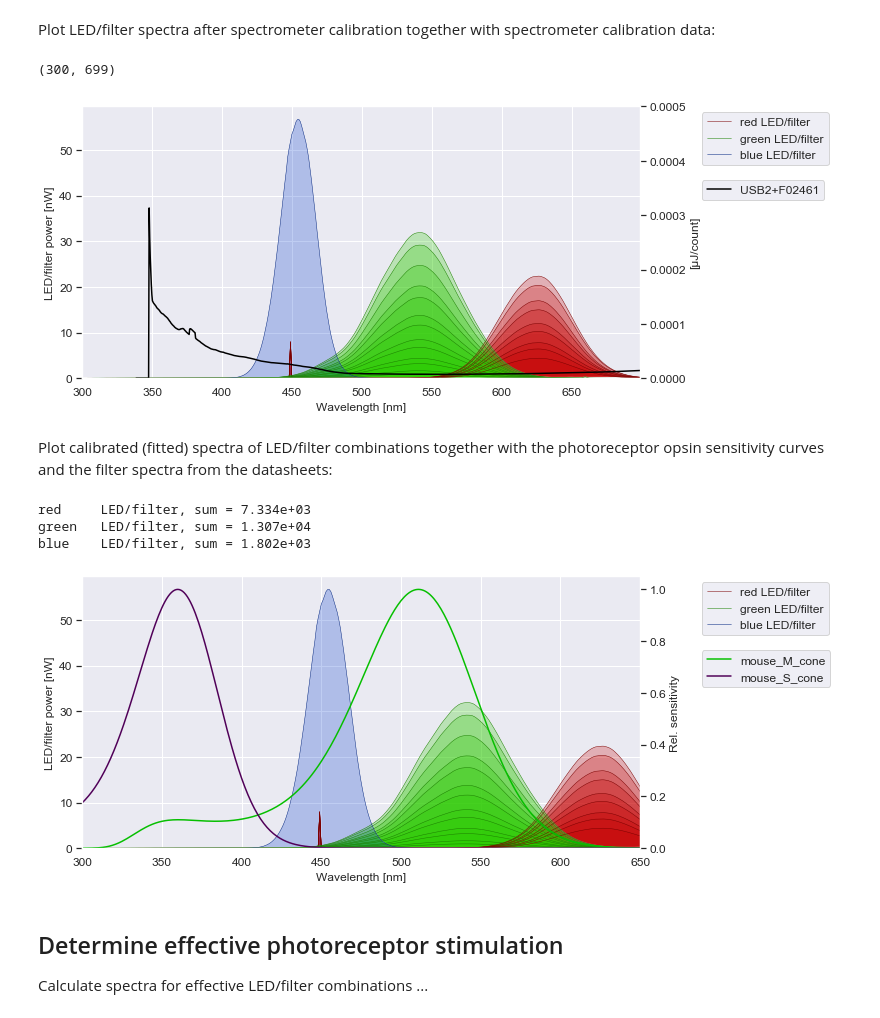
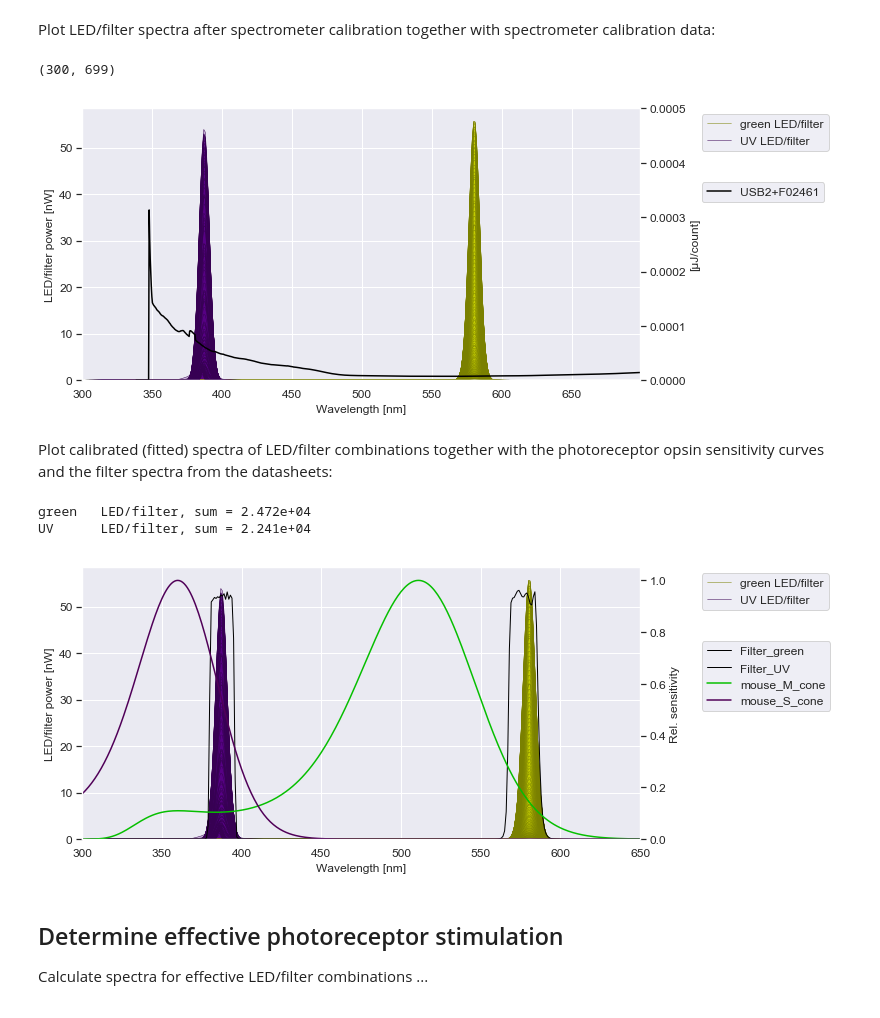
Before and after one commit to eulerlab/open-visual-stimulator, a Jupyter notebook: calibration_mouse/stimulator_calibration.ipynb, the cells around one changed output. Saved outputs shown, nothing was run; the diff lists cells and outputs as text; code cells hidden in the pictures.

```diff
--- a/calibration_mouse/stimulator_calibration.ipynb
+++ b/calibration_mouse/stimulator_calibration.ipynb
@@ -171,3 +168,5 @@ Filter_Green        = np.loadtxt(path_Filters +Filter_UVGreen_name +".txt", usec
+# %%
+lightSourceType = 0 # 0=LEDs 1=TFT screen
 # %% [markdown]
 Organise the LED/filter combinations and spectra as a list of dictionary, with:
 *   `name`: name of LED/filter combinations, used later for plots etc.
@@ -304,12 +300,4 @@ spm_fileName     = path_SpectCalibData +"USB2+F02461_20171108_CC.Irradcal"
 spm_serialNumber = "USB2+F02461"
 
 (spm_calib_values,
- spm_calib_wavelengths) = spm.load_calibration_curves(spm.DevType.OO_USB2000,
-                                                      spm_fileName, spm_serialNumber)
-"""
-# Restrict to range in the visible
-#
-for iWl, wl in enumerate(spm_calib_wavelengths):
-    if wl < 400:
-        spm_calib_values[iWl] = 0
-"""
+ spm_calib_wavelengths) = spm.load_calibration_curves(spm.DevType.OO_USB2000, spm_fileName, spm_serialNumber)
@@ -393,8 +386,9 @@ The recorded mean spectra together with the wavelengts are written to a text fil
 # %%
 # Examples
-
-fileNameMask = "TFTMonitor_Samsung_4"      # Standard TFT screen, for comparison
-
-"""
-fileNameMask = "LEDs_Setup2_20180821_0"  # Setup #2 green-UV lightcrafter
-"""
+#
+if lightSourceType == 0:
+    fileNameMask  = "LEDs_Setup2_20180821_0"    # Setup #2 green-UV lightcrafter
+    #fileNameMask = "LEDs_Setup2_20180823_0"
+    #fileNameMask = "LEDs_Setup2_20190130_0"
+else:
+    fileNameMask  = "TFTMonitor_Samsung_4"      # Standard TFT screen, for comparison
@@ -609,7 +601,13 @@ for iLED, LED in enumerate(LEDs):
         try:
             corrSpect         = np.multiply(LED["spect_raw_fit"][iI], spm_calib_values)*1000 /int_time_s
             corrSpectInterpol = np.interp(x_wavelen_nm, wavelengths, corrSpect)
-            corrSpectIntNorm  = corrSpectInterpol /np.amax(corrSpectInterpol)
+            _amax             = np.amax(corrSpectInterpol)
+            if _amax != 0:
+                corrSpectIntNorm  = corrSpectInterpol /_amax
+            else:
+                tempLbl = LED["name"] +" LED/filter"
+                print("WARNING: maximal amplitude is zero for intensity {0} of {1}.".format(Intens, tempLbl))
+                raise FloatingPointError
 
         except FloatingPointError as err:
             print("ERROR: for {0} LED/filter at {1}, `{2}`.".format(LED["name"], Intens, err))
@@ -638,57 +651,55 @@ for iLED, LED in enumerate(LEDs):
 ax1.set_xlabel("Wavelength [nm]")
 ax1.set_ylabel("LED/filter power [nW]")
 ax1.legend(bbox_to_anchor=(1.10, 1), loc="upper left")
-ax1.set_ylim(ymin=0)
+ax1.set_ylim(bottom=0)
 
 ax2.plot(spm_calib_wavelengths, spm_calib_values, color="black", label=spm_serialNumber)
 ax2.set_ylabel("[µJ/count]")
-ax2.set_ylim(ymin=0, ymax=0.0005)
+ax2.set_ylim(bottom=0, top=0.0005)
 ax2.legend(bbox_to_anchor=(1.10, 0.75), loc="upper left")
 ax2.grid(False)
 ax2.set_xlim((300, 699))
-#ax2.set_xlim((560, 600))
 # %% [output]
 (300, 699)
-[figure, old version]
+[figure, new version]
 # %% [markdown]
 Plot calibrated (fitted) spectra of LED/filter combinations together with the photoreceptor opsin sensitivity curves and the filter spectra from the datasheets:
 # %%
 fig, ax1 = plt.subplots()
 ax2      = ax1.twinx()
 
 for iLED, LED in enumerate(LEDs):
     col_lo = spc.wavelength_to_rgb(LED["peak_nm"], darker=0.5)
     col_hi = spc.wavelength_to_rgb(LED["peak_nm"], darker=0.8)
     for iI, Intens in enumerate(stim_intens):
         tempLbl = LED["name"] +" LED/filter" if iI == 0 else ""
         ax1.plot(x_wavelen_nm, LED["spect_nw"][iI], color=col_lo, label=tempLbl, linewidth=0.5)
         ax1.fill(x_wavelen_nm, LED["spect_nw"][iI], facecolor=col_hi, alpha=0.25)
     if len(LED["filter_spect"]) > 0:
         ax2.plot(x_wavelen_nm, LED["filter_spect"], color="black", label="Filter_" +LED["name"], linewidth=1)
 
 for PR in PRs:
     if len(PR["spect"]) > 0:
         col = spc.wavelength_to_rgb(PR["peak_nm"], darker=0.75)
         ax2.plot(x_wavelen_nm, PR["spect"], color=col, label=PR["name"])
 
 ax1.set_xlabel("Wavelength [nm]")
 ax1.set_ylabel("LED/filter power [nW]")
 ax1.legend(bbox_to_anchor=(1.10, 1), loc="upper left")
-ax1.set_ylim(ymin=0)
+ax1.set_ylim(bottom=0)
 
 ax2.set_ylabel("Rel. sensitivity")
 ax2.legend(bbox_to_anchor=(1.10, 0.75), loc="upper left")
-ax2.set_ylim(ymin=0)
+ax2.set_ylim(bottom=0)
 ax2.grid(False)
 ax2.set_xlim((300, 650))
 
 for iLED, LED in enumerate(LEDs):
     print("{0}\tLED/filter, sum = {1:.3e}".format(LED["name"], np.sum(LED["spect_nw"])))
 # %% [output]
-red     LED/filter, sum = 7.334e+03
-green   LED/filter, sum = 1.307e+04
-blue    LED/filter, sum = 1.802e+03
+green   LED/filter, sum = 2.472e+04
+UV      LED/filter, sum = 2.241e+04
-[figure, old version]
+[figure, new version]
 # %% [markdown]
 ## Determine effective photoreceptor stimulation
 
```
Also changed, not shown: parts of 29 cells of this notebook, 1 other file.
